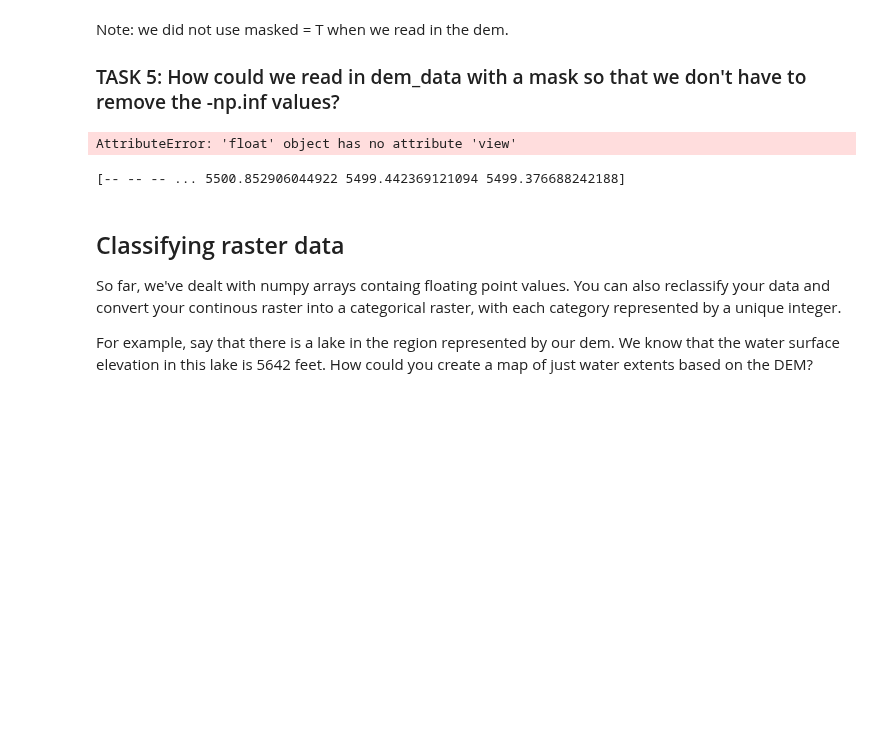
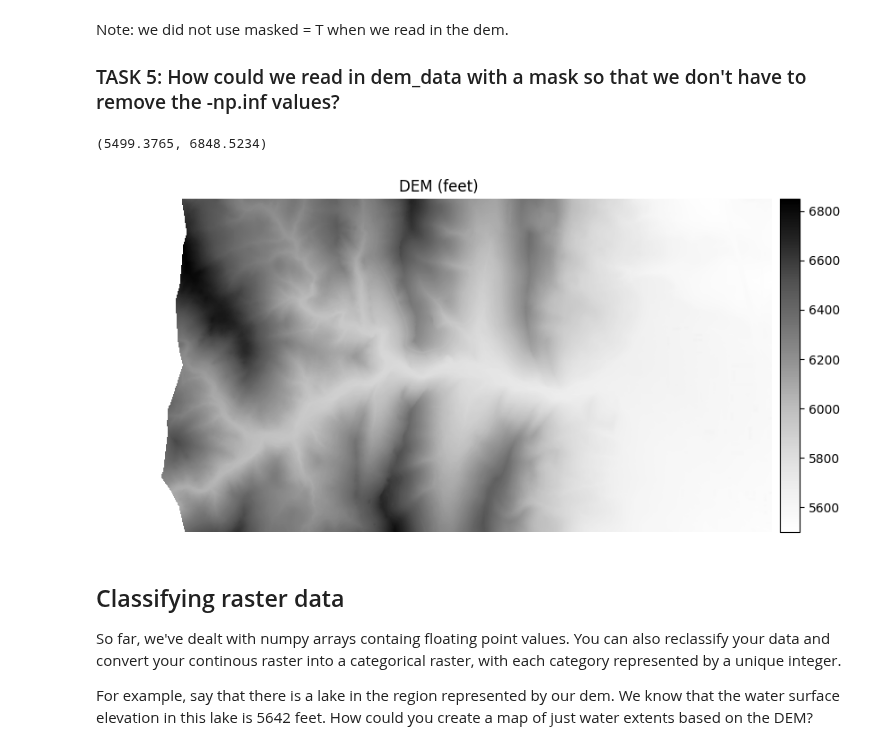
Before and after one commit to LizCarter492/EnvDatSci, a Jupyter notebook: CodeSprints/RasterData101.ipynb, the cells around one changed output. Cells and saved outputs as stored; diff of their text form; code cells hidden in the pictures; blank space fills up the shorter version.

```diff
--- a/CodeSprints/RasterData101.ipynb
+++ b/CodeSprints/RasterData101.ipynb
@@ -357,34 +344,25 @@ with rio.open(dem_pre_path) as dem_src:
     dem_meta = dem_src.profile
 
 # use dem_data to create dem_feet_ma
-dem_feet_ma = np.multiply(dem_data, 3.28084, dtype=object)
+dem_feet_ma = dem_data.__imul__(3.28084) # .__imul__(val) to multiply scalar with masked array
 
 # print out min and max values
-# ma.MaskedArray.max(dem_feet_ma)
-# dem_feet_ma.min()
-np.ma.min(dem_feet_ma)
+dem_feet_ma.min(), dem_feet_ma.max()
 # %% [output]
-AttributeError: 'float' object has no attribute 'view'
+(5499.3765, 6848.5234)
-# %%
-# dem_feet_ma.min()
-min_val = np.ma.min(dem_feet_ma, axis=0)
-
-print(min_val)
-# type(dem_feet_ma)
-# min_val.min()
-# %% [output]
-[-- -- -- ... 5500.852906044922 5499.442369121094 5499.376688242188]
 # %%
 # plot the masked data to make sure it makes sense:
-fig, ax = plt.subplots(figsize=(6, 6))
+fig, ax = plt.subplots(figsize=(10, 6))
 
 ep.plot_bands(dem_feet_ma,
               cmap='Greys',
               title="DEM (feet)",
               scale=False,
               ax=ax)
 ax.set_axis_off()
 plt.show()
+# %% [output]
+[figure, added]
 # %% [markdown]
 ## Classifying raster data
 
```
Also changed, not shown: parts of 4 cells of this notebook.
